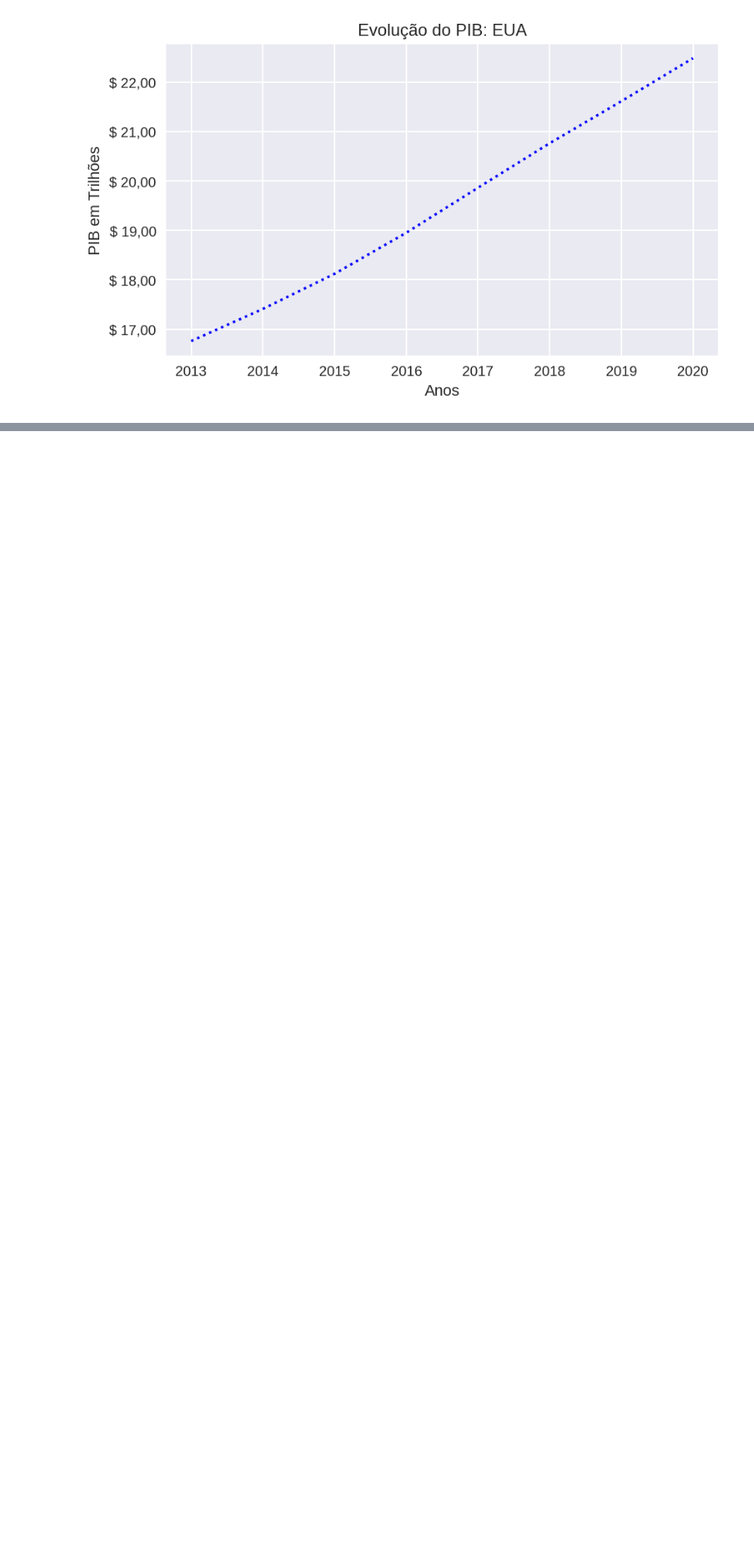
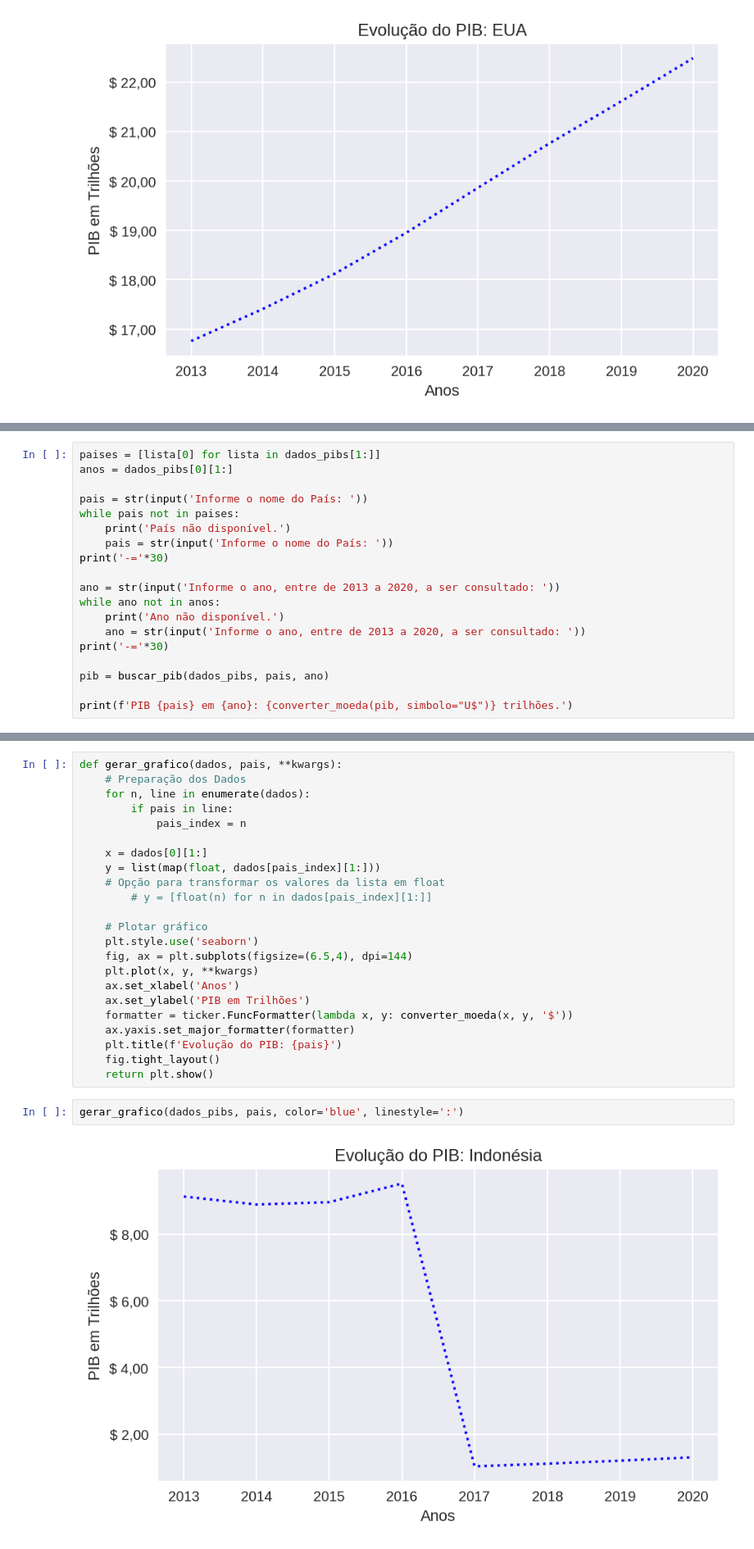
Before and after one commit to pedronora/infnet, a Jupyter notebook: Pedro_Henrique_Macedo_Nora_DR1_AT.ipynb, the cells around one changed output, grey strips where cells are left out. Shown at 82% size. Drawn from its saved outputs; the diff is of its cells as text; blank space fills up the shorter version.

```diff
--- a/Pedro_Henrique_Macedo_Nora_DR1_AT.ipynb
+++ b/Pedro_Henrique_Macedo_Nora_DR1_AT.ipynb
@@ -378,0 +398,19 @@ Informe o nome do País: EUA
+# %%
+paises = [lista[0] for lista in dados_pibs[1:]]
+anos = dados_pibs[0][1:]
+
+pais = str(input('Informe o nome do País: '))
+while pais not in paises:
+    print('País não disponível.')
+    pais = str(input('Informe o nome do País: '))
+print('-='*30)
+
+ano = str(input('Informe o ano, entre de 2013 a 2020, a ser consultado: '))
+while ano not in anos:
+    print('Ano não disponível.')
+    ano = str(input('Informe o ano, entre de 2013 a 2020, a ser consultado: '))
+print('-='*30)
+
+pib = buscar_pib(dados_pibs, pais, ano)
+
+print(f'PIB {pais} em {ano}: {converter_moeda(pib, simbolo="U$")} trilhões.')
@@ -378,0 +454,27 @@ Informe o nome do País: EUA
+# %%
+def gerar_grafico(dados, pais, **kwargs):
+    # Preparação dos Dados
+    for n, line in enumerate(dados):
+        if pais in line:
+            pais_index = n
+
+    x = dados[0][1:]
+    y = list(map(float, dados[pais_index][1:]))
+    # Opção para transformar os valores da lista em float
+        # y = [float(n) for n in dados[pais_index][1:]]
+
+    # Plotar gráfico
+    plt.style.use('seaborn')
+    fig, ax = plt.subplots(figsize=(6.5,4), dpi=144)
+    plt.plot(x, y, **kwargs)
+    ax.set_xlabel('Anos')
+    ax.set_ylabel('PIB em Trilhões')
+    formatter = ticker.FuncFormatter(lambda x, y: converter_moeda(x, y, '$'))
+    ax.yaxis.set_major_formatter(formatter)
+    plt.title(f'Evolução do PIB: {pais}')
+    fig.tight_layout()
+    return plt.show()
+# %%
+gerar_grafico(dados_pibs, pais, color='blue', linestyle=':')
+# %% [output]
+[figure, added]
```
Also changed, not shown: parts of 11 cells of this notebook.
